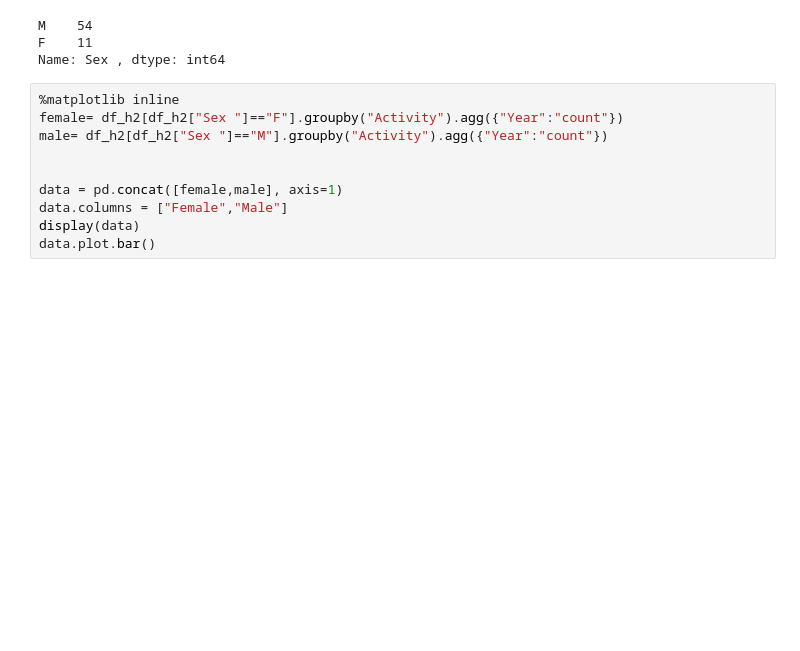
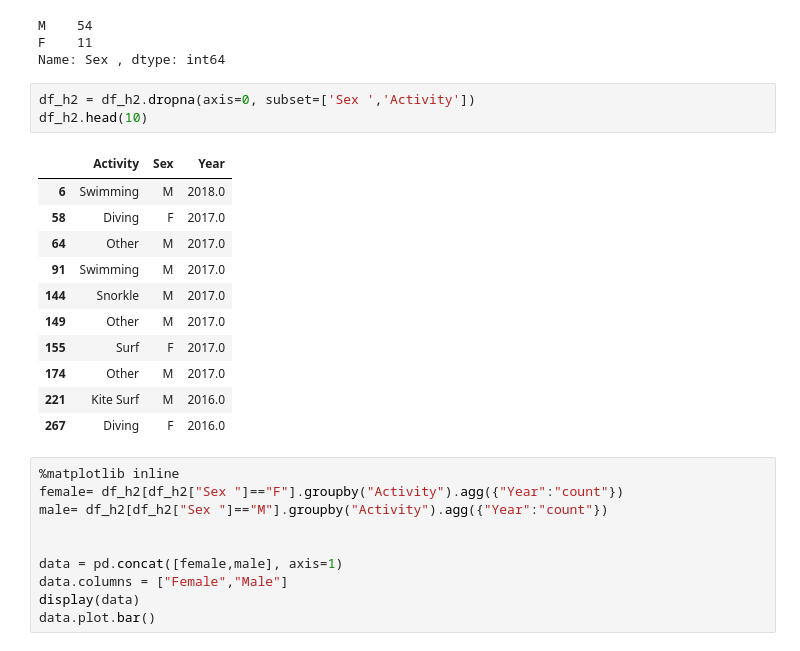
Before and after one commit to bmedm/pandas-project, a Jupyter notebook: Hipotesis2.ipynb, the cells around one changed output. Cells and saved outputs as stored; diff of their text form; blank space fills up the shorter version.

Commit message:
Mejoras h1(.head()) e h2(limpieza null)

```diff
--- a/Hipotesis2.ipynb
+++ b/Hipotesis2.ipynb
@@ -148,6 +148,21 @@ df_h2["Sex "].value_counts()
 M    54
 F    11
 Name: Sex , dtype: int64
+# %%
+df_h2 = df_h2.dropna(axis=0, subset=['Sex ','Activity'])
+df_h2.head(10)
+# %% [output]
+|  | Activity | Sex | Year |
+| 6 | Swimming | M | 2018.0 |
+| 58 | Diving | F | 2017.0 |
+| 64 | Other | M | 2017.0 |
+| 91 | Swimming | M | 2017.0 |
+| 144 | Snorkle | M | 2017.0 |
+| 149 | Other | M | 2017.0 |
+| 155 | Surf | F | 2017.0 |
+| 174 | Other | M | 2017.0 |
+| 221 | Kite Surf | M | 2016.0 |
+| 267 | Diving | F | 2016.0 |
 # %%
 %matplotlib inline
 female= df_h2[df_h2["Sex "]=="F"].groupby("Activity").agg({"Year":"count"})
```
Also changed, not shown: 1 other file.
